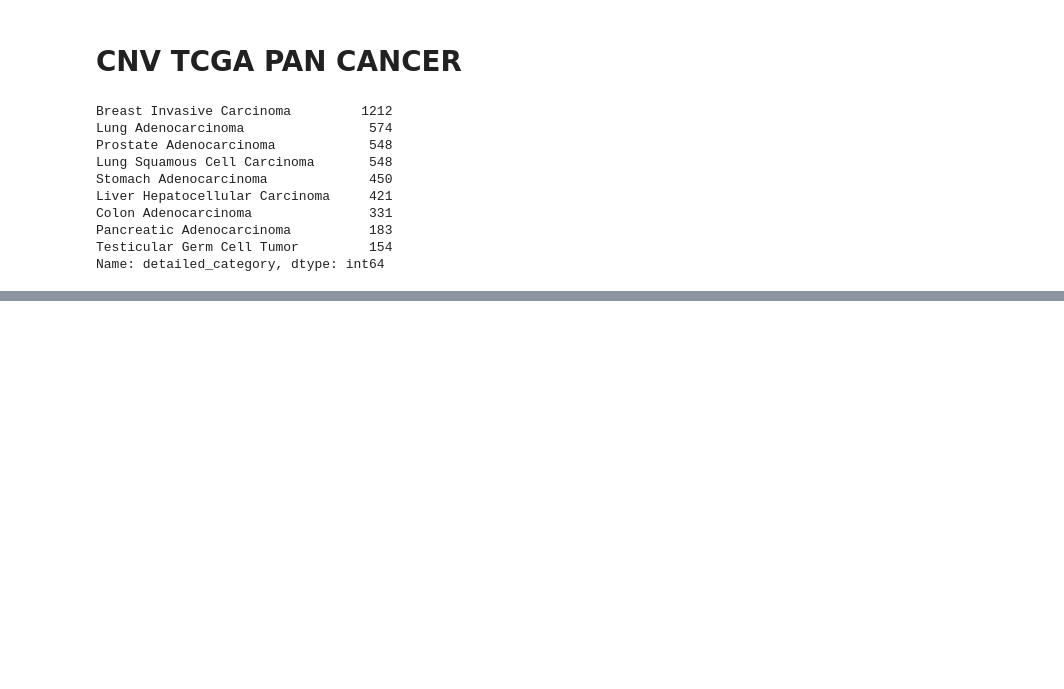
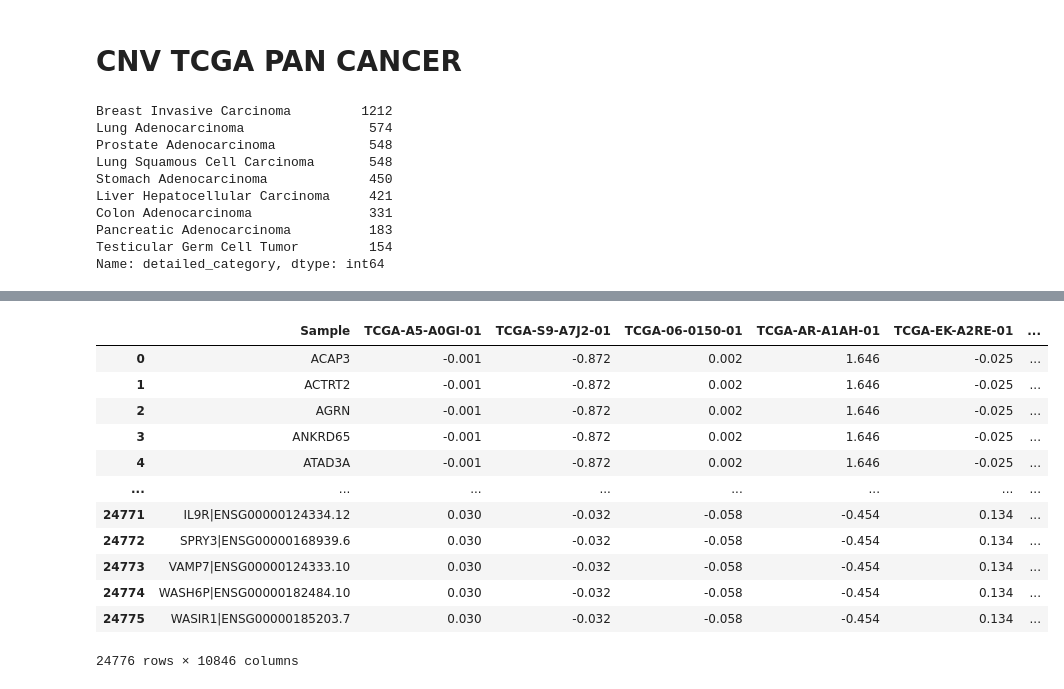
Before and after one commit to hshadman/integrin_expression_data_mining, a Jupyter notebook: jesse_code/CNV_exercise.ipynb, the cells around one changed output, grey strips where cells are left out. Cells and saved outputs as stored; diff of their text form; code cells hidden in the pictures; blank space fills up the shorter version.

```diff
--- a/jesse_code/CNV_exercise.ipynb
+++ b/jesse_code/CNV_exercise.ipynb
@@ -205,6 +221,21 @@ Name: detailed_category, dtype: int64
 # %%
 CNV_pancanc = pd.read_csv('TCGA.PANCAN.sampleMap_Gistic2_CopyNumber_Gistic2_all_data_by_genes.gz',sep='\t')
+samples_w_info = CNV_pancanc.columns.intersection(sample_info_chostiss['sample'])
 
 # CNV_pancanc['gene_means'] = CNV_pancanc.set_index('Gene Symbol').mean(axis=1).values
 # CNV_pancanc['gene_std'] = CNV_pancanc.set_index('Gene Symbol').std(axis=1).values
 # CNV_pancanc = CNV_pancanc.sort_values(by='gene_means',ascending=False,key=abs)
+# %% [output]
+|  | Sample | TCGA-A5-A0GI-01 | TCGA-S9-A7J2-01 | TCGA-06-0150-01 | TCGA-AR-A1AH-01 | TCGA-EK-A2RE-01 | ... |
+| 0 | ACAP3 | -0.001 | -0.872 | 0.002 | 1.646 | -0.025 | ... |
+| 1 | ACTRT2 | -0.001 | -0.872 | 0.002 | 1.646 | -0.025 | ... |
+| 2 | AGRN | -0.001 | -0.872 | 0.002 | 1.646 | -0.025 | ... |
+| 3 | ANKRD65 | -0.001 | -0.872 | 0.002 | 1.646 | -0.025 | ... |
+| 4 | ATAD3A | -0.001 | -0.872 | 0.002 | 1.646 | -0.025 | ... |
+| ... | ... | ... | ... | ... | ... | ... | ... |
+| 24771 | IL9R|ENSG00000124334.12 | 0.030 | -0.032 | -0.058 | -0.454 | 0.134 | ... |
+| 24772 | SPRY3|ENSG00000168939.6 | 0.030 | -0.032 | -0.058 | -0.454 | 0.134 | ... |
+| 24773 | VAMP7|ENSG00000124333.10 | 0.030 | -0.032 | -0.058 | -0.454 | 0.134 | ... |
+| 24774 | WASH6P|ENSG00000182484.10 | 0.030 | -0.032 | -0.058 | -0.454 | 0.134 | ... |
+| 24775 | WASIR1|ENSG00000185203.7 | 0.030 | -0.032 | -0.058 | -0.454 | 0.134 | ... |
+24776 rows × 10846 columns
```
Also changed, not shown: parts of 3 cells of this notebook.
